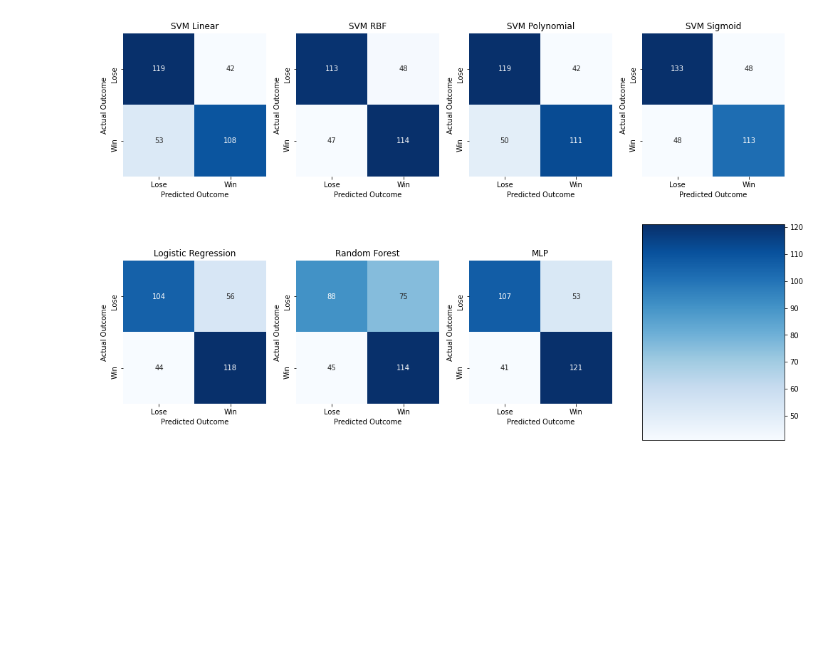
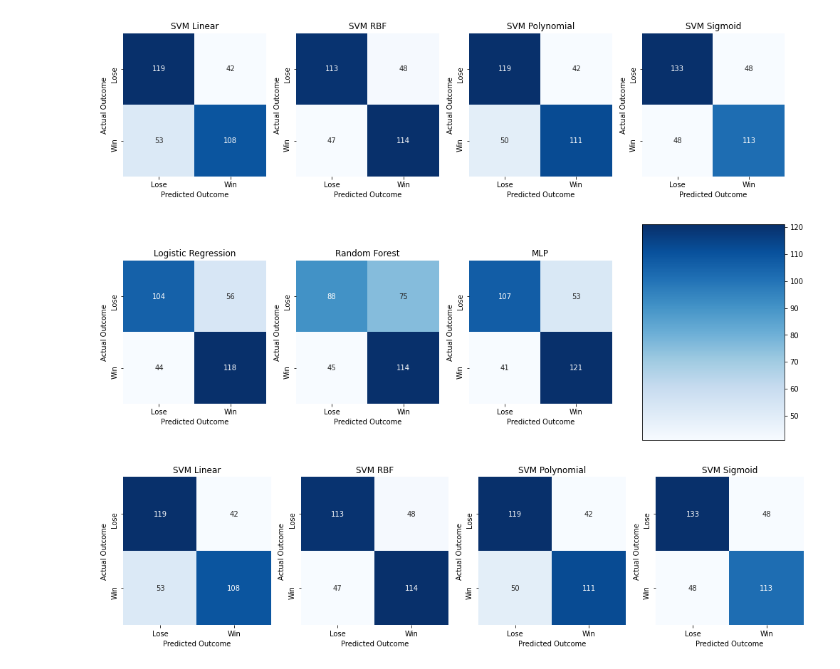
Before and after one commit to schiang28/Rouse, a Jupyter notebook: confusionmatrix.ipynb, the cells around one changed output. Cells and saved outputs as stored; diff of their text form; code cells hidden in the pictures; blank space fills up the shorter version.

```diff
--- a/confusionmatrix.ipynb
+++ b/confusionmatrix.ipynb
@@ -181,3 +182,48 @@ fig.tight_layout()
 plt.show()
 # %% [output]
 [figure]
+# %%
+fig, axs = plt.subplots(nrows=1,ncols=4, figsize=(14,4.5))
+
+def heatmap(data,a):
+    return sns.heatmap(data, annot = True, cmap='Blues', cbar=False, square=True,yticklabels=['Lose','Win'], xticklabels=['Lose','Win'],ax=axs[a], fmt='.3g')
+
+#heatmap(np.array([[88,  75],
+#       [ 45, 114]]),1,1)
+heatmap(np.array([[119,  42],
+       [ 53, 108]]),0)
+heatmap(np.array([[113,  48],
+       [ 47, 114]]),1)
+heatmap(np.array([[119, 42],
+       [ 50, 111]]),2)
+
+heatmap(np.array([[133, 48],
+       [ 48, 113]]),3)
+#heatmap(np.array([[104, 56],
+ #      [ 44, 118]]),1,0)
+#heatmap(np.array([[107, 53],
+ #      [ 41, 121]]),1,2)
+
+
+
+for j in range(4):
+    axs[j].set_xlabel('Predicted Outcome')
+    axs[j].set_ylabel('Actual Outcome')
+#axs[0,3].set_xlabel('Predicted Outcome')
+#axs[0,3].set_ylabel('Actual Outcome')
+
+axs[0].set_title('SVM Linear')
+axs[1].set_title('SVM RBF')
+axs[2].set_title('SVM Polynomial')
+axs[3].set_title('SVM Sigmoid')
+#axs[1,0].set_title('Logistic Regression')
+#axs[1,1].set_title('Random Forest')
+#axs[1,2].set_title('MLP')
+
+
+#fig.colorbar(axs[1,2].collections[0], cax=axs[1,3])
+plt.savefig('confusionmatricesr1.pdf', dpi=300)
+fig.tight_layout()
+plt.show()
+# %% [output]
+[figure, added]
```
Also changed, not shown: parts of 2 cells of this notebook, 3 other files.
